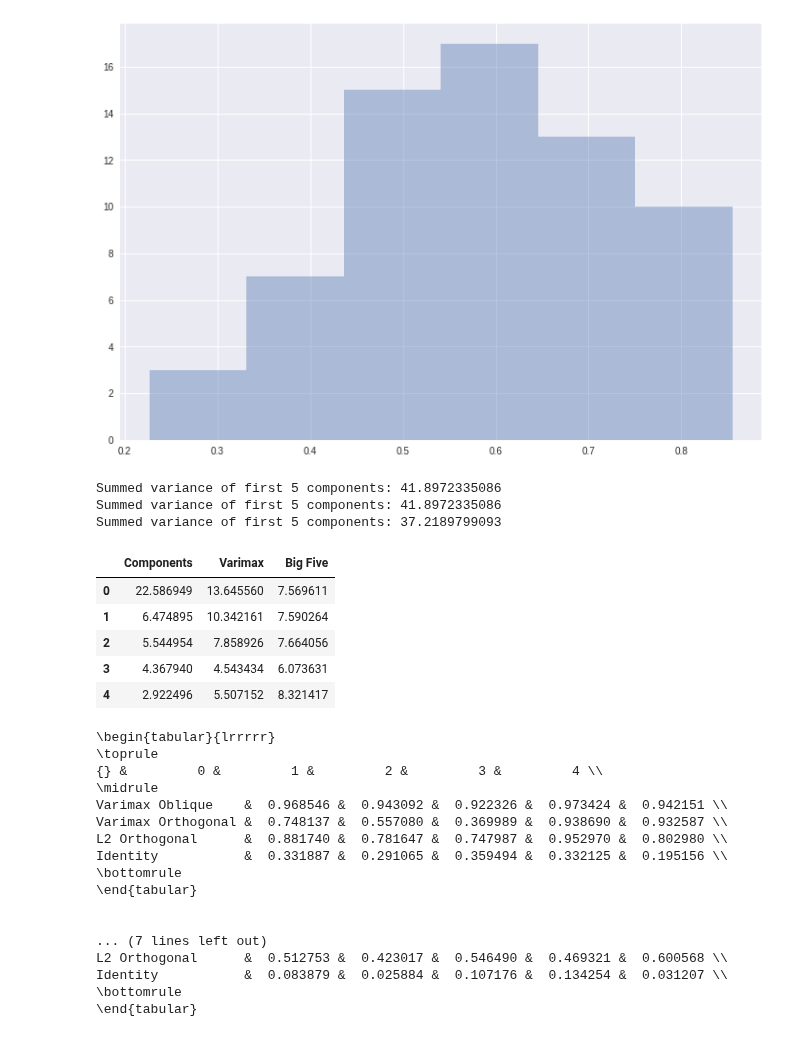
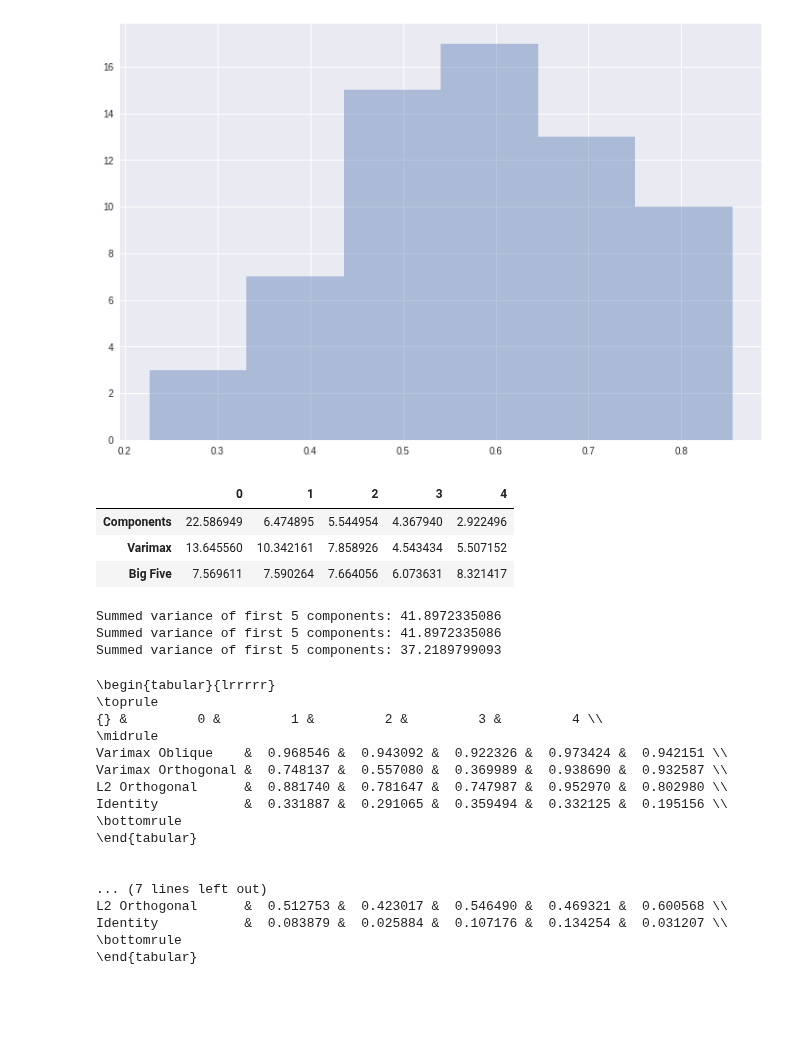
Before and after one commit to nandanrao/education, a Jupyter notebook: defense/defense.ipynb, the cells around one changed output. Drawn from its saved outputs; the diff is of its cells as text; code cells hidden in the pictures; blank space fills up the shorter version.

```diff
--- a/defense/defense.ipynb
+++ b/defense/defense.ipynb
@@ -122,23 +197,21 @@ d = sns.distplot(fa.noise_variance_, kde=False)
 # %%
 A,FA = rotated_fa(bf_survey_scaled, lambda F: np.eye(F.shape[1]))
 V,FV = rotated_fa(bf_survey_scaled, lambda L: rotate_factors(L.T, 'varimax')[1], False)
 
 n = np.stack([
         get_exlained_variance(bf_survey_scaled, A, False),
         get_exlained_variance(bf_survey_scaled, V, False),
         get_exlained_variance(bf_survey_scaled, bf_comps.T)]).T
 
-pd.DataFrame(n, columns=["Components", "Varimax", "Big Five"])
+pd.DataFrame(n, columns=["Components", "Varimax", "Big Five"]).T
 # %% [output]
+|  | 0 | 1 | 2 | 3 | 4 |
+| Components | 22.586949 | 6.474895 | 5.544954 | 4.367940 | 2.922496 |
+| Varimax | 13.645560 | 10.342161 | 7.858926 | 4.543434 | 5.507152 |
+| Big Five | 7.569611 | 7.590264 | 7.664056 | 6.073631 | 8.321417 |
 Summed variance of first 5 components: 41.8972335086
 Summed variance of first 5 components: 41.8972335086
 Summed variance of first 5 components: 37.2189799093
-|  | Components | Varimax | Big Five |
-| 0 | 22.586949 | 13.645560 | 7.569611 |
-| 1 | 6.474895 | 10.342161 | 7.590264 |
-| 2 | 5.544954 | 7.858926 | 7.664056 |
-| 3 | 4.367940 | 4.543434 | 6.073631 |
-| 4 | 2.922496 | 5.507152 | 8.321417 |
 # %%
 rotations = {
     'Identity': lambda F: np.eye(F.shape[1]),
```
Also changed, not shown: parts of 32 cells of this notebook, 28 other files.
